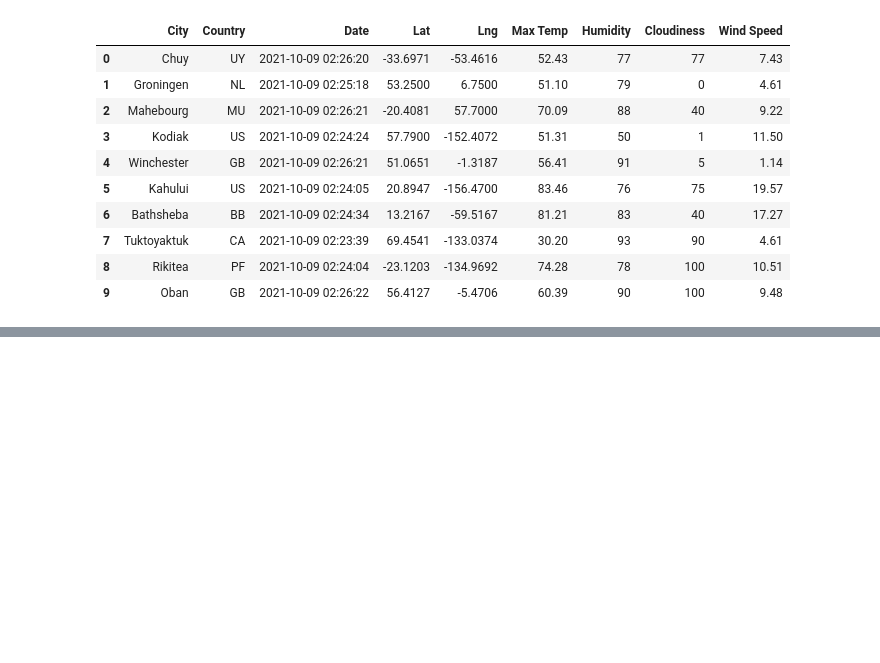
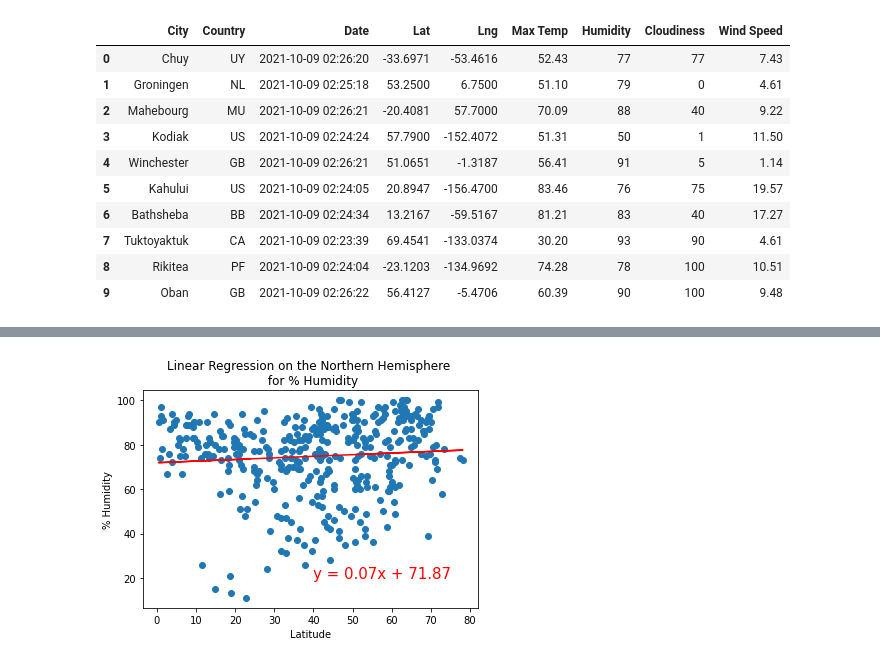
Before and after one commit to jmancini96/world_weather_analysis, a Jupyter notebook: WeatherPy.ipynb, the cells around one changed output, grey strips where cells are left out. Saved outputs shown, nothing was run; the diff lists cells and outputs as text; code cells hidden in the pictures; blank space fills up the shorter version.

```diff
--- a/WeatherPy.ipynb
+++ b/WeatherPy.ipynb
@@ -258,0 +302,8 @@ plt.show()
+# %%
+#linear regression on the northern hempisphere for humidity
+x_values = northern_hemi_df["Lat"]
+y_values = northern_hemi_df["Humidity"]
+#call the function
+plot_linear_regression(x_values, y_values, 'Linear Regression on the Northern Hemisphere \n for % Humidity', '% Humidity', (40,20))
+# %% [output]
+[figure, added]
```
Also changed, not shown: parts of 18 cells of this notebook.
